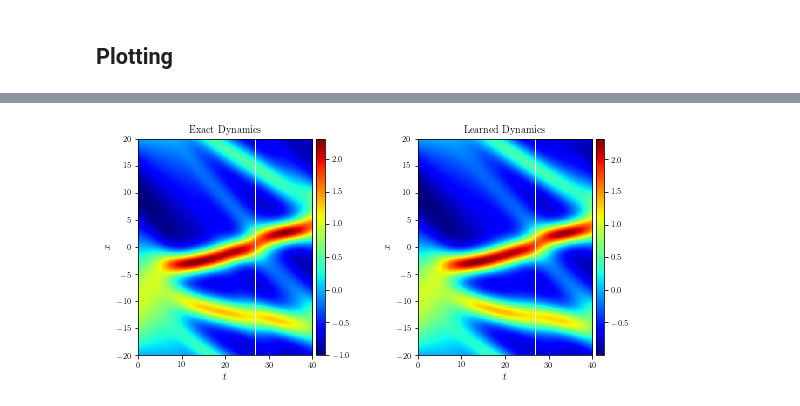
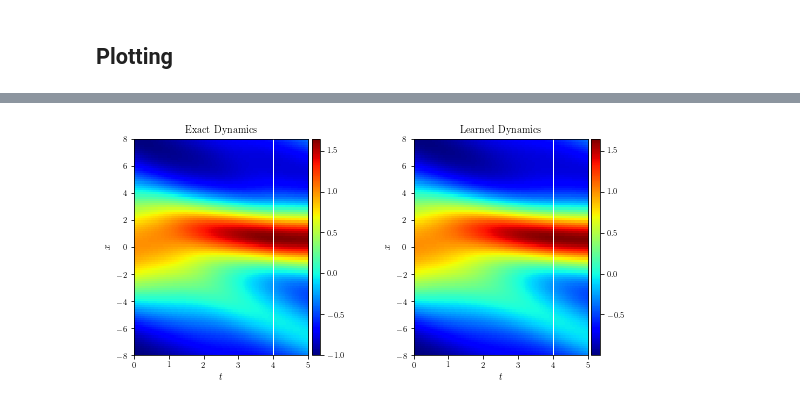
Before and after one commit to phuongle0701/AMATH741_project_numerical_pde, a Jupyter notebook: Codes/kdV_Simulation.ipynb, the cells around one changed output, grey strips where cells are left out. Drawn from its saved outputs; the diff is of its cells as text; code cells hidden in the pictures.

```diff
--- a/Codes/kdV_Simulation.ipynb
+++ b/Codes/kdV_Simulation.ipynb
@@ -129,8 +129,10 @@ class DeepHPM:
         self.idn_f_pred = self.idn_net_f(self.t_tf, self.x_tf)
 
         # loss for Identification
-        self.idn_u_loss = tf.reduce_sum(tf.square(self.idn_u_pred - self.u_tf))
-        self.idn_f_loss = tf.reduce_sum(tf.square(self.idn_f_pred))
+        reg_losses = tf.get_collection(tf.GraphKeys.REGULARIZATION_LOSSES) ## Regularization
+        reg_constant = 0.001  # Choose an appropriate one.
+        self.idn_u_loss = tf.reduce_sum(tf.square(self.idn_u_pred - self.u_tf)) + reg_constant*sum(reg_losses)
+        self.idn_f_loss = tf.reduce_sum(tf.square(self.idn_f_pred)) + reg_constant*sum(reg_losses)
 
         # Optimizer for Identification
         self.idn_u_optimizer = tf.contrib.opt.ScipyOptimizerInterface(self.idn_u_loss,
@@ -288,11 +290,13 @@ class DeepHPM:
         self.sol_f_pred = self.sol_net_f(self.t_f_tf, self.x_f_tf)
 
         # loss for Solution
+        reg_losses = tf.get_collection(tf.GraphKeys.REGULARIZATION_LOSSES) ## REGULARIZATION L1
+        reg_constant = 0.001  # Choose an appropriate one.
         self.sol_loss = tf.reduce_sum(tf.square(self.u0_tf - self.u0_pred)) + \
                         tf.reduce_sum(tf.square(self.u_lb_pred - self.u_ub_pred)) + \
                         tf.reduce_sum(tf.square(self.u_x_lb_pred - self.u_x_ub_pred)) + \
                         tf.reduce_sum(tf.square(self.u_xx_lb_pred - self.u_xx_ub_pred)) + \
-                        tf.reduce_sum(tf.square(self.sol_f_pred))
+                        tf.reduce_sum(tf.square(self.sol_f_pred)) + reg_constant*sum(reg_losses)
 
         # Optimizer for Solution
         self.sol_optimizer = tf.contrib.opt.ScipyOptimizerInterface(self.sol_loss,
@@ -345,7 +349,7 @@ class DeepHPM:
             self.sess.run(self.sol_train_op_Adam, tf_dict)
 
             # Print
-            if it % 10 == 0:
+            if it % 100 == 0:
                 elapsed = time.time() - start_time
                 loss_value = self.sess.run(self.sol_loss, tf_dict)
                 print('It: %d, Loss: %.3e, Time: %.2f' %
@@ -372,22 +376,22 @@ class DeepHPM:
 
 
     # Doman bounds
-lb_idn = np.array([0.0, -20.0])
-ub_idn = np.array([40.0, 20.0])
-lb_sol = np.array([0.0, -20.0])
-ub_sol = np.array([40.0, 20.0])
+lb_idn = np.array([0.0, -8.0])
+ub_idn = np.array([5.0, 8.0])
+lb_sol = np.array([0.0, -8.0])
+ub_sol = np.array([5.0, 8.0])
 
     ### Load Data ###
 
-data_idn = scipy.io.loadmat('/content/Data/KdV_sine.mat')
-#data_idn = scipy.io.loadmat('/content/Data/KdV_cosine.mat')
+#data_idn = scipy.io.loadmat('/content/Data/kdV_sine.mat')
+data_idn = scipy.io.loadmat('/content/Data/kdV_cosine.mat')
 
 t_idn = data_idn['t'].flatten()[:,None]
 x_idn = data_idn['x'].flatten()[:,None]
 Exact_idn = np.real(data_idn['usol'])
 T_idn, X_idn = np.meshgrid(t_idn,x_idn)
 
-keep = 2/3
+keep = 4/5
 index = int(keep*t_idn.shape[0])
 T_idn = T_idn[:,0:index]
 X_idn = X_idn[:,0:index]
@@ -400,8 +404,8 @@ u_idn_star = Exact_idn.flatten()[:,None]
 
     #
 
-data_sol = scipy.io.loadmat('/content/Data/KdV_sine.mat')
-#data_sol = scipy.io.loadmat('/content/Data/KdV_cosine.mat')
+#data_sol = scipy.io.loadmat('/content/Data/kdV_sine.mat')
+data_sol = scipy.io.loadmat('/content/Data/kdV_cosine.mat')
 
 t_sol = data_sol['t'].flatten()[:,None]
 x_sol = data_sol['x'].flatten()[:,None]
@@ -578,33 +583,33 @@ ax.axis('off')
     ########      Predicted p(t,x,y)     ###########
 gs = gridspec.GridSpec(1, 2)
 gs.update(top=0.8, bottom=0.2, left=0.1, right=0.9, wspace=0.5)
 ax = plt.subplot(gs[:, 0])
 h = ax.imshow(Exact_sol, interpolation='nearest', cmap='jet',
                   extent=[lb_sol[0], ub_sol[0], lb_sol[1], ub_sol[1]],
                   origin='lower', aspect='auto')
 divider = make_axes_locatable(ax)
 cax = divider.append_axes("right", size="5%", pad=0.05)
 fig.colorbar(h, cax=cax)
 ax.set_xlabel('$t$')
 ax.set_ylabel('$x$')
 ax.set_title('Exact Dynamics', fontsize = 10)
 line = np.linspace(lb_sol[1], ub_sol[1], 2)[:,None]
 ax.plot(t_idn[index]*np.ones((2,1)), line, 'w-', linewidth = 1)
 
     ########     Exact p(t,x,y)     ###########
 ax = plt.subplot(gs[:, 1])
 h = ax.imshow(U_pred, interpolation='nearest', cmap='jet',
                  extent=[lb_sol[0], ub_sol[0], lb_sol[1], ub_sol[1]],origin='lower', aspect='auto')
 divider = make_axes_locatable(ax)
 cax = divider.append_axes("right", size="5%", pad=0.05)
 
 fig.colorbar(h, cax=cax)
 ax.set_xlabel('$t$')
 ax.set_ylabel('$x$')
 ax.set_title('Learned Dynamics', fontsize = 10)
 line = np.linspace(lb_sol[1], ub_sol[1], 2)[:,None]
 ax.plot(t_idn[index]*np.ones((2,1)), line, 'w-', linewidth = 1)
-savefig('/content/figures/kdV_sine')
-#savefig('/content/figures/kdV_cosine')
+#savefig('/content/figures/kdV_sine')
+savefig('/content/figures/kdV_cosine')
 # %% [output]
-[figure, old version]
+[figure, new version]
```
Also changed, not shown: parts of 4 cells of this notebook.
